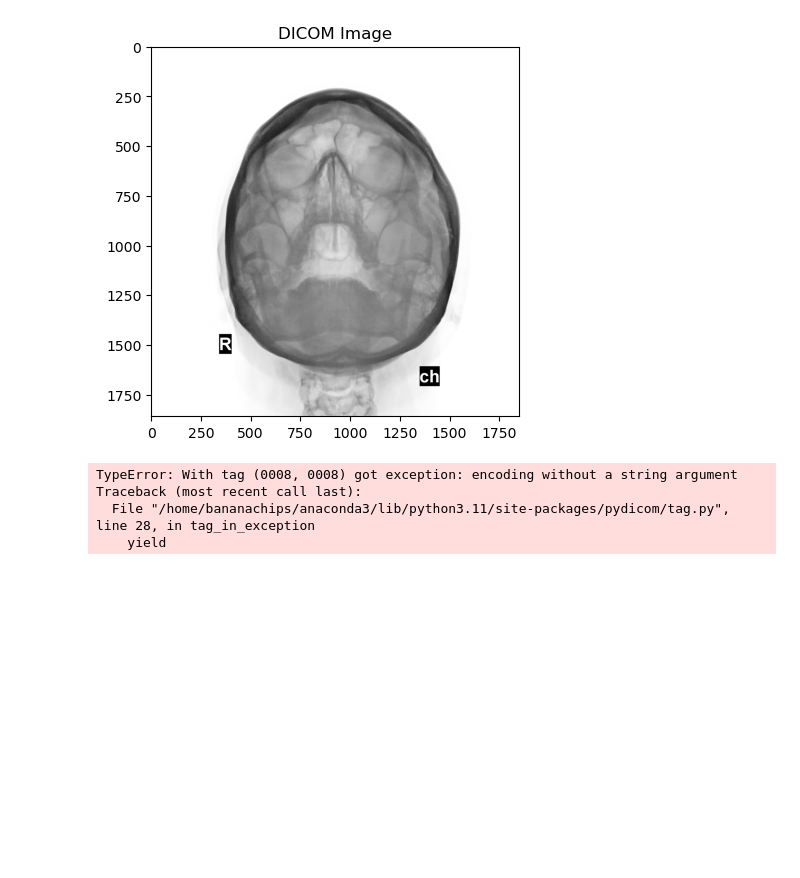
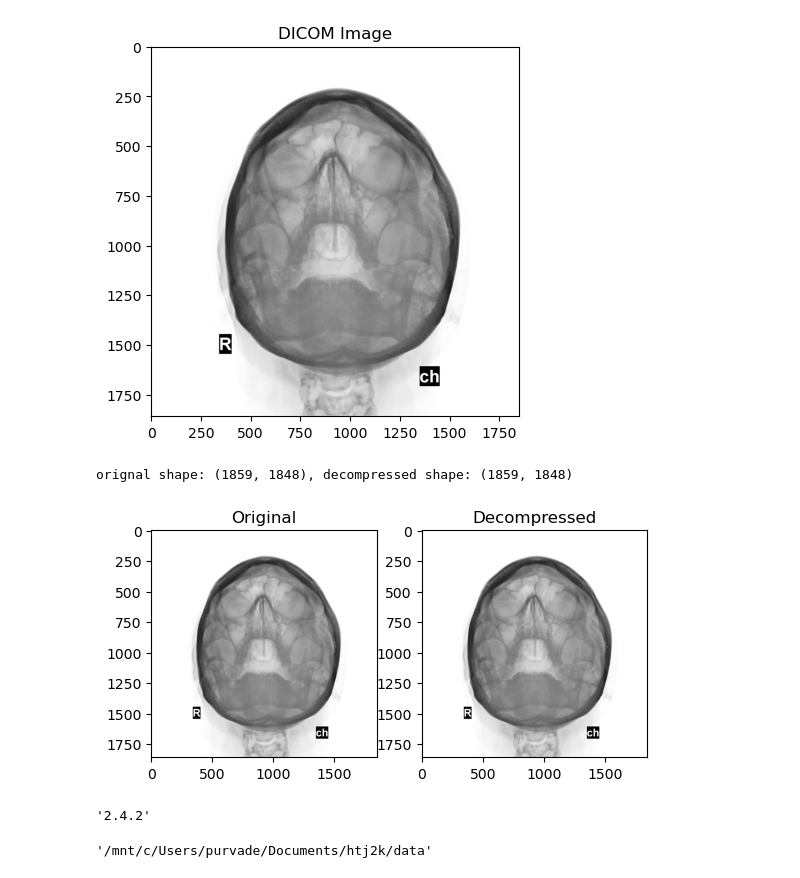
Before and after one commit to teknasd/DicomHTJ2K, a Jupyter notebook: plots.ipynb, the cells around one changed output. Drawn from its saved outputs; the diff is of its cells as text; code cells hidden in the pictures; blank space fills up the shorter version.

```diff
--- a/plots.ipynb
+++ b/plots.ipynb
@@ -15,6 +15,28 @@ def show_img(path):
     plt.imshow(pixel_data, cmap=plt.cm.gray)
     plt.title('DICOM Image')
     plt.show()
+# %%
+def show_2_imgs(path_original, path_decompressed):
+    # Read the original DICOM file
+    ds_original = pydicom.dcmread(path_original)
+
+    # Read the decompressed DICOM file
+    ds_decompressed = pydicom.dcmread(path_decompressed)
+
+    # Get the pixel data for both images
+    pixel_data_original = ds_original.pixel_array
+    pixel_data_decompressed = ds_decompressed.pixel_array
+    print(f"orignal shape: {pixel_data_original.shape}, decompressed shape: {pixel_data_decompressed.shape}")
+    # Display the images side by side
+    plt.subplot(1, 2, 1)
+    plt.imshow(pixel_data_original, cmap=plt.cm.gray)
+    plt.title('Original')
+
+    plt.subplot(1, 2, 2)
+    plt.imshow(pixel_data_decompressed, cmap=plt.cm.gray)
+    plt.title('Decompressed')
+
+    plt.show()
 # %%
 show_img('./data/b8d52e80-c4e3-4a56-b528-286577f0e2d5.dcm')
 # %% [output]
@@ -24,4 +46,7 @@ show_img('./data/b8d52e80-c4e3-4a56-b528-286577f0e2d5_comp_decom.dcm')
 # %% [output]
 [figure]
 # %%
-ds = pydicom.dcmread('./data/b8d52e80-c4e3-4a56-b528-286577f0e2d5_comp_decom.dcm')
+show_2_imgs(path_original= './data/b8d52e80-c4e3-4a56-b528-286577f0e2d5.dcm', path_decompressed= './data/b8d52e80-c4e3-4a56-b528-286577f0e2d5_comp_decom.dcm')
+# %% [output]
+orignal shape: (1859, 1848), decompressed shape: (1859, 1848)
+[figure, added]
@@ -29,0 +53,4 @@ ds.save_as('./temp.dcm')
+# %%
+pydicom.__version__
+# %% [output]
+'2.4.2'
@@ -30,9 +59,4 @@ ds.save_as('./temp.dcm')
 # %%
-ds2 = pydicom.dcmread('./data/b8d52e80-c4e3-4a56-b528-286577f0e2d5_comp.dcm')
+os.path.dirname('/mnt/c/Users/purvade/Documents/htj2k/data/b8d52e80-c4e3-4a56-b528-286577f0e2d5.dcm')
+# %% [output]
+'/mnt/c/Users/purvade/Documents/htj2k/data'
-# %%
-ds2.save_as('./data/temp2.dcm')
-# %% [output]
-TypeError: With tag (0008, 0008) got exception: encoding without a string argument
-Traceback (most recent call last):
-  File "/home/bananachips/anaconda3/lib/python3.11/site-packages/pydicom/tag.py", line 28, in tag_in_exception
-    yield
```
Also changed, not shown: parts of 3 cells of this notebook, 4 other files.
